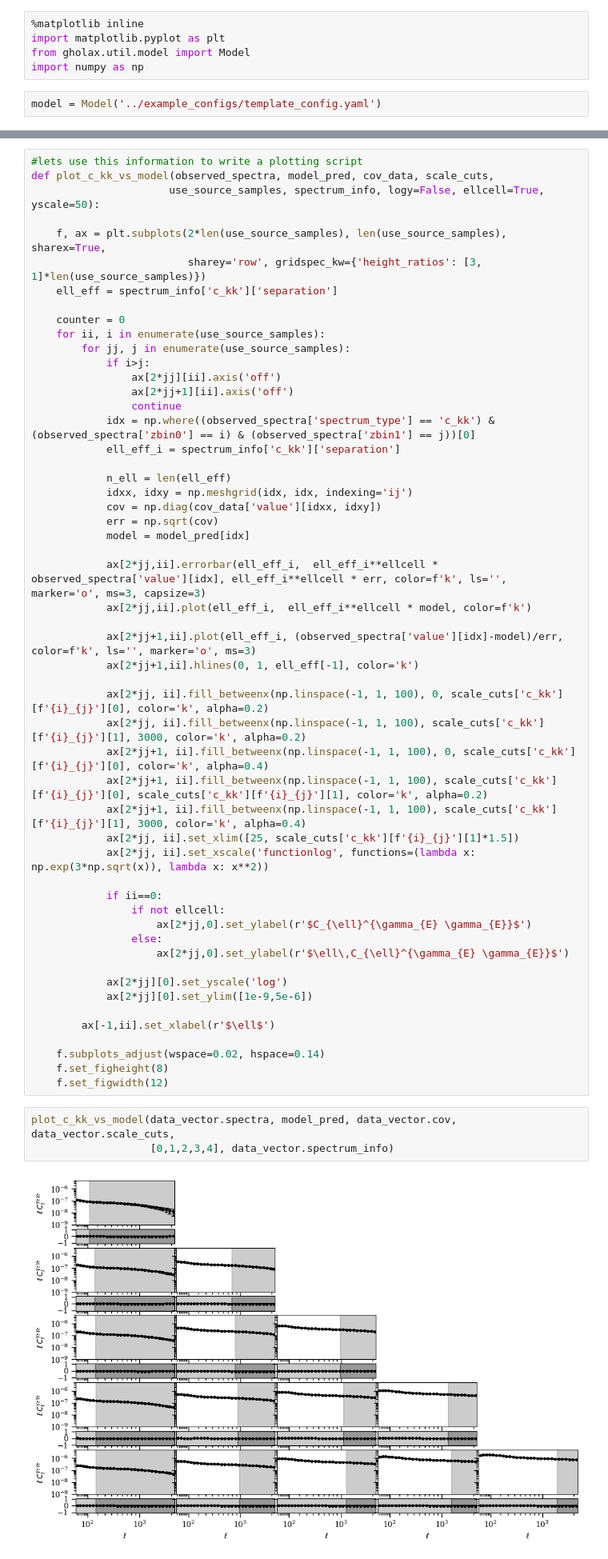
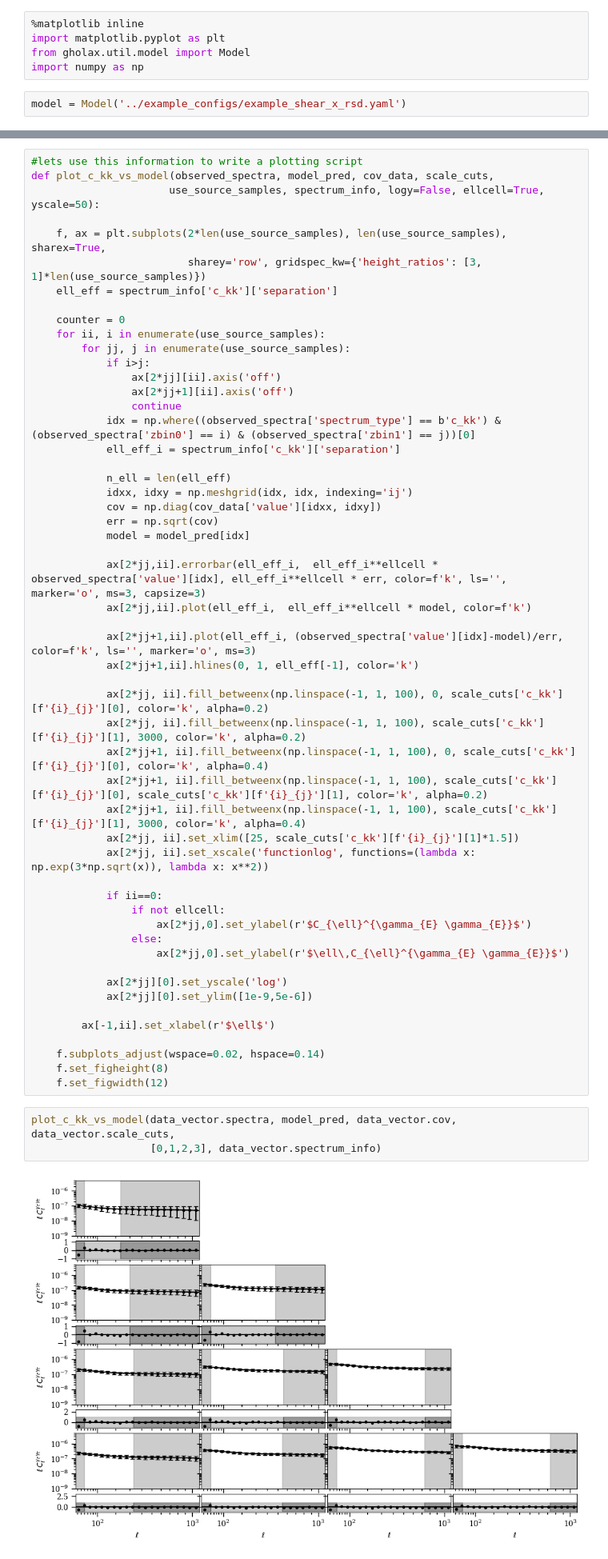
Before and after one commit to j-dr/gholax, a Jupyter notebook: examples/model_demo.ipynb, the cells around one changed output, grey strips where cells are left out. Shown at 80% size. Saved outputs shown, nothing was run; the diff lists cells and outputs as text.

```diff
--- a/examples/model_demo.ipynb
+++ b/examples/model_demo.ipynb
@@ -4,7 +4,7 @@ import matplotlib.pyplot as plt
 from gholax.util.model import Model
 import numpy as np
 # %%
-model = Model('../example_configs/template_config.yaml')
+model = Model('../example_configs/example_shear_x_rsd.yaml')
 # %%
 #Make a model prediction at the reference parameter values
 param_dict = model.prior.get_reference_point()
@@ -46,7 +46,7 @@ def plot_c_kk_vs_model(observed_spectra, model_pred, cov_data, scale_cuts,
                 ax[2*jj][ii].axis('off')
                 ax[2*jj+1][ii].axis('off')
                 continue
-            idx = np.where((observed_spectra['spectrum_type'] == 'c_kk') & (observed_spectra['zbin0'] == i) & (observed_spectra['zbin1'] == j))[0]
+            idx = np.where((observed_spectra['spectrum_type'] == b'c_kk') & (observed_spectra['zbin0'] == i) & (observed_spectra['zbin1'] == j))[0]
             ell_eff_i = spectrum_info['c_kk']['separation']
 
             n_ell = len(ell_eff)
@@ -85,6 +85,6 @@ def plot_c_kk_vs_model(observed_spectra, model_pred, cov_data, scale_cuts,
     f.set_figwidth(12)
 # %%
 plot_c_kk_vs_model(data_vector.spectra, model_pred, data_vector.cov, data_vector.scale_cuts,
-                   [0,1,2,3,4], data_vector.spectrum_info)
+                   [0,1,2,3], data_vector.spectrum_info)
 # %% [output]
-[figure, old version]
+[figure, new version]
```
Also changed, not shown: parts of 2 cells of this notebook.
